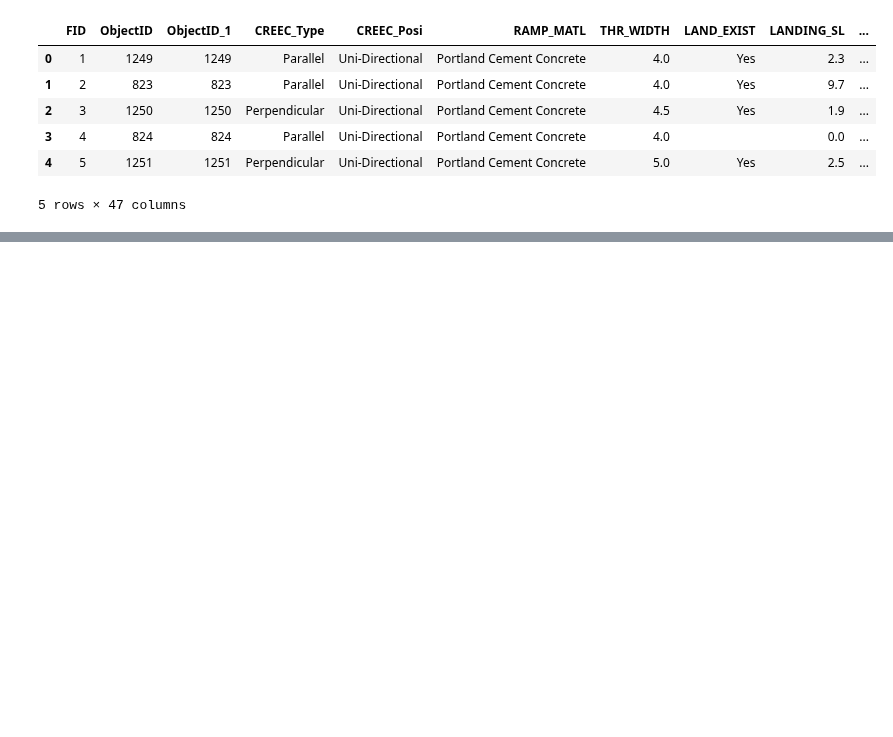
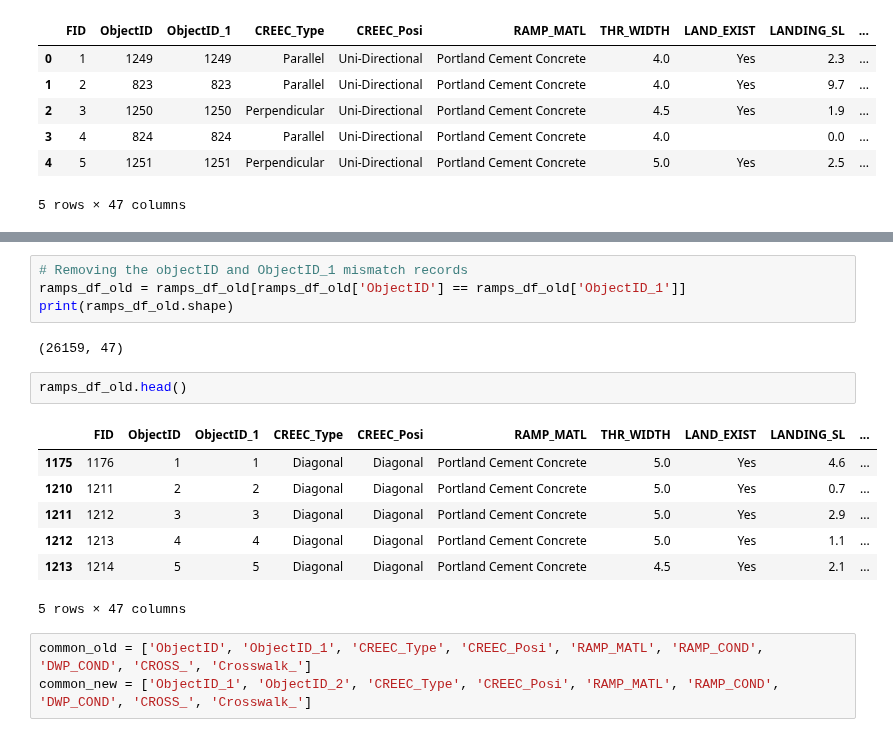
Before and after one commit to BU-Spark/ds-stantec-sidewalks, a Jupyter notebook: spring23-team-1/files/ramps_0_score_analysis.ipynb, the cells around one changed output, grey strips where cells are left out. Drawn from its saved outputs; the diff is of its cells as text; blank space fills up the shorter version.

```diff
--- a/spring23-team-1/files/ramps_0_score_analysis.ipynb
+++ b/spring23-team-1/files/ramps_0_score_analysis.ipynb
@@ -93,0 +113,19 @@ common_columns_list = list(common_columns)
+# %%
+# Removing the objectID and ObjectID_1 mismatch records
+ramps_df_old = ramps_df_old[ramps_df_old['ObjectID'] == ramps_df_old['ObjectID_1']]
+print(ramps_df_old.shape)
+# %% [output]
+(26159, 47)
+# %%
+ramps_df_old.head()
+# %% [output]
+|  | FID | ObjectID | ObjectID_1 | CREEC_Type | CREEC_Posi | RAMP_MATL | THR_WIDTH | LAND_EXIST | LANDING_SL | ... |
+| 1175 | 1176 | 1 | 1 | Diagonal | Diagonal | Portland Cement Concrete | 5.0 | Yes | 4.6 | ... |
+| 1210 | 1211 | 2 | 2 | Diagonal | Diagonal | Portland Cement Concrete | 5.0 | Yes | 0.7 | ... |
+| 1211 | 1212 | 3 | 3 | Diagonal | Diagonal | Portland Cement Concrete | 5.0 | Yes | 2.9 | ... |
+| 1212 | 1213 | 4 | 4 | Diagonal | Diagonal | Portland Cement Concrete | 5.0 | Yes | 1.1 | ... |
+| 1213 | 1214 | 5 | 5 | Diagonal | Diagonal | Portland Cement Concrete | 4.5 | Yes | 2.1 | ... |
+5 rows × 47 columns
+# %%
+common_old = ['ObjectID', 'ObjectID_1', 'CREEC_Type', 'CREEC_Posi', 'RAMP_MATL', 'RAMP_COND', 'DWP_COND', 'CROSS_', 'Crosswalk_']
+common_new = ['ObjectID_1', 'ObjectID_2', 'CREEC_Type', 'CREEC_Posi', 'RAMP_MATL', 'RAMP_COND', 'DWP_COND', 'CROSS_', 'Crosswalk_']
```
Also changed, not shown: parts of 18 cells of this notebook, 4 other files.
